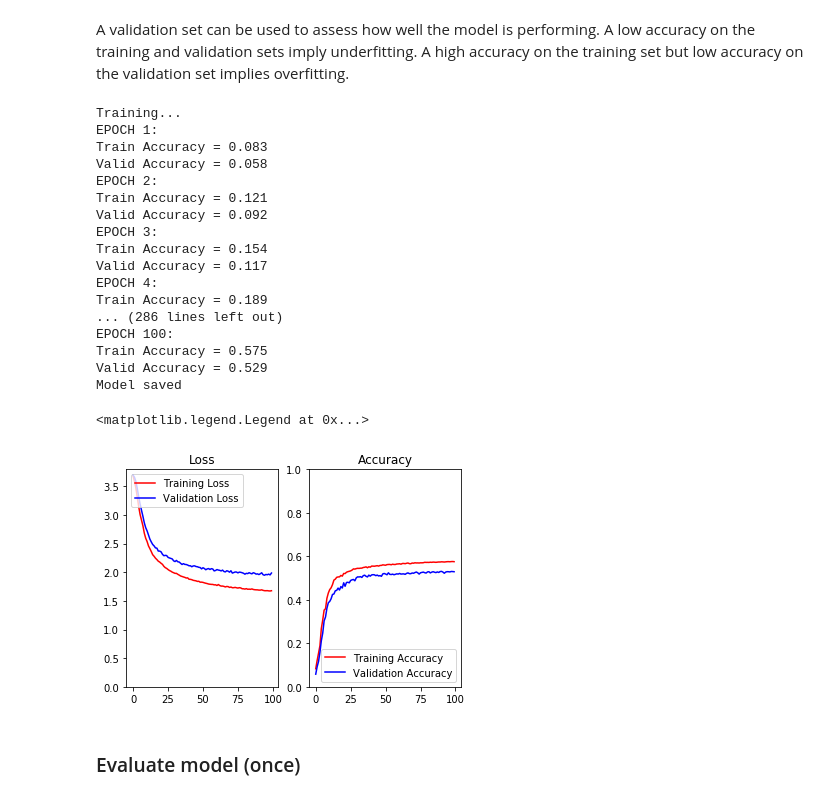
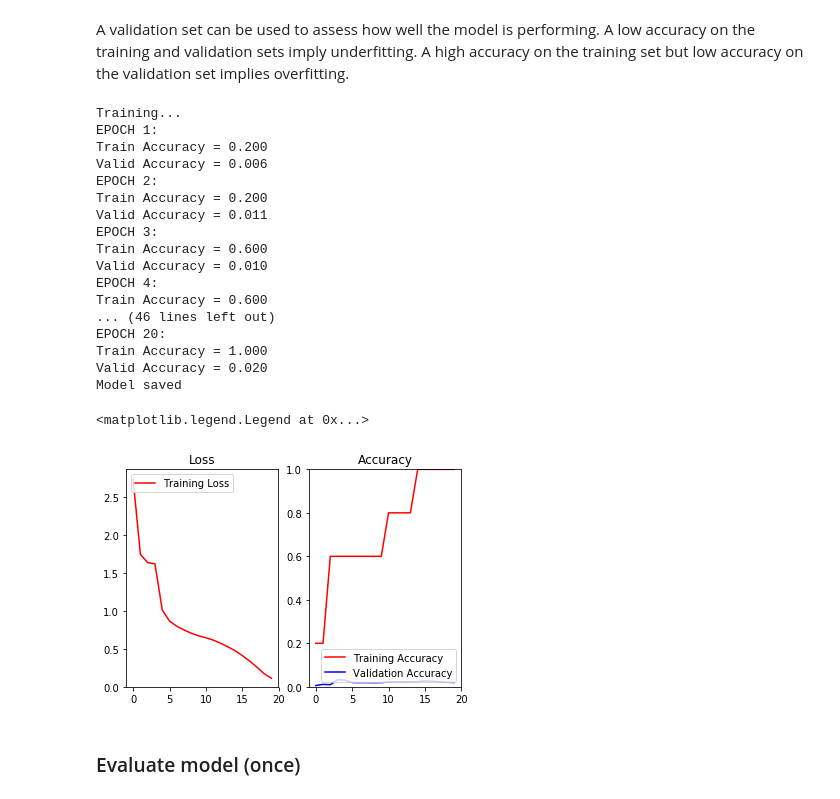
Before and after one commit to rjmoss/CarND-Traffic-Sign-Classifier-Project, a Jupyter notebook: Traffic_Sign_Classifier.ipynb, the cells around one changed output. Cells and saved outputs as stored; diff of their text form; code cells hidden in the pictures.

```diff
--- a/Traffic_Sign_Classifier.ipynb
+++ b/Traffic_Sign_Classifier.ipynb
@@ -445,8 +443,8 @@ def LeNet(x):
 
     return logits
 # %%
-learning_rate = 0.0002
-EPOCHS = 100
+learning_rate = 0.001
+EPOCHS = 20
 BATCH_SIZE = 128
 # %%
 logits = LeNet(x)
@@ -462,8 +460,8 @@ saver = tf.train.Saver()
 
 def evaluate(X_data, y_data):
     num_examples = len(X_data)
-    total_accuracy = 0
-    total_loss = 0
+    total_accuracy = 0.
+    total_loss = 0.
 
     sess = tf.get_default_session()
     for offset in range(0, num_examples, BATCH_SIZE):
@@ -484,6 +482,8 @@ sets imply underfitting. A high accuracy on the training set but low accuracy on
 ### Once a final model architecture is selected,
 ### the accuracy on the test set should be calculated and reported as well.
 ### Feel free to use as many code cells as needed.
+# %%
+sess = tf.Session(config=tf.ConfigProto(log_device_placement=True))
 # %%
 training_history = {
     'train_loss': [],
@@ -496,13 +496,18 @@ with tf.Session() as sess:
     sess.run(tf.global_variables_initializer())
     print("Training...")
 
+    # XXX Normally want to shuffle each EPOCH but not when training on a subset
+    # of the data else you'd be shuffling the subset each epoch
+
+#     X_train_normalised, y_train = shuffle(X_train_normalised, y_train)
+
     for i in range(EPOCHS):
         X_train_normalised, y_train = shuffle(X_train_normalised, y_train)
 
         # XXX Only training on subset of data for speed to begin with
-        for offset in range(0, int(round(X_train_normalised.shape[0]/5)), BATCH_SIZE):
+#         for offset in range(0, int(round(X_train_normalised.shape[0]/5)), BATCH_SIZE):
 #         for offset in range(0, BATCH_SIZE, BATCH_SIZE):
-#         for offset in range(0, X_train_normalised.shape[0], BATCH_SIZE):
+        for offset in range(0, X_train_normalised.shape[0], BATCH_SIZE):
             end = offset + BATCH_SIZE
             batch_x, batch_y = X_train_normalised[offset:end], y_train[offset:end]
             sess.run(training_operation, feed_dict={x: batch_x, y: batch_y})
@@ -510,8 +515,8 @@ with tf.Session() as sess:
 #         sess.run(training_operation,
 #                  feed_dict={x: X_train_normalised[0:5],
 #                             y: y_train[0:5]})
-#         train_loss, train_accuracy = evaluate(X_train_normalised[0:5], y_train[0:5])
-        train_loss, train_accuracy = evaluate(X_train_normalised, y_train)
+        train_loss, train_accuracy = evaluate(X_train_normalised[0:BATCH_SIZE], y_train[0:BATCH_SIZE])
+#         train_loss, train_accuracy = evaluate(X_train_normalised, y_train)
         validation_loss, validation_accuracy = evaluate(X_valid_normalised, y_valid)
         print("EPOCH {}:".format(i+1))
         print("Train Accuracy = {:.3f}".format(train_accuracy))
@@ -528,41 +533,41 @@ with tf.Session() as sess:
 # %% [output]
 Training...
 EPOCH 1:
-Train Accuracy = 0.083
-Valid Accuracy = 0.058
+Train Accuracy = 0.200
+Valid Accuracy = 0.006
 EPOCH 2:
-Train Accuracy = 0.121
-Valid Accuracy = 0.092
+Train Accuracy = 0.200
+Valid Accuracy = 0.011
 EPOCH 3:
-Train Accuracy = 0.154
-Valid Accuracy = 0.117
+Train Accuracy = 0.600
+Valid Accuracy = 0.010
 EPOCH 4:
-Train Accuracy = 0.189
-... (286 lines left out)
-EPOCH 100:
-Train Accuracy = 0.575
-Valid Accuracy = 0.529
+Train Accuracy = 0.600
+... (46 lines left out)
+EPOCH 20:
+Train Accuracy = 1.000
+Valid Accuracy = 0.020
 Model saved
 # %%
 # Plot graphs of the loss/accuracy against epochs
 loss_plot = plt.subplot(1,2,1)
 loss_plot.set_title('Loss')
 loss_plot.plot(training_history['train_loss'], 'r', label='Training Loss')
-loss_plot.plot(training_history['valid_loss'], 'b', label='Validation Loss')
+# loss_plot.plot(training_history['valid_loss'], 'b', label='Validation Loss')
 axes = plt.gca()
 axes.set_ylim(ymin=0)
 loss_plot.legend(loc=2)
 
 accuracy_plot = plt.subplot(1,2,2)
 axes = plt.gca()
 axes.set_ylim([0, 1])
 accuracy_plot.set_title('Accuracy')
 accuracy_plot.plot(training_history['train_accuracy'], 'r', label='Training Accuracy')
 accuracy_plot.plot(training_history['valid_accuracy'], 'b', label='Validation Accuracy')
 accuracy_plot.legend(loc=4)
 # %% [output]
 <matplotlib.legend.Legend at 0x...>
-[figure, old version]
+[figure, new version]
 # %% [markdown]
 ### Evaluate model (once)
 # %%
```
Also changed, not shown: parts of 8 cells of this notebook.
